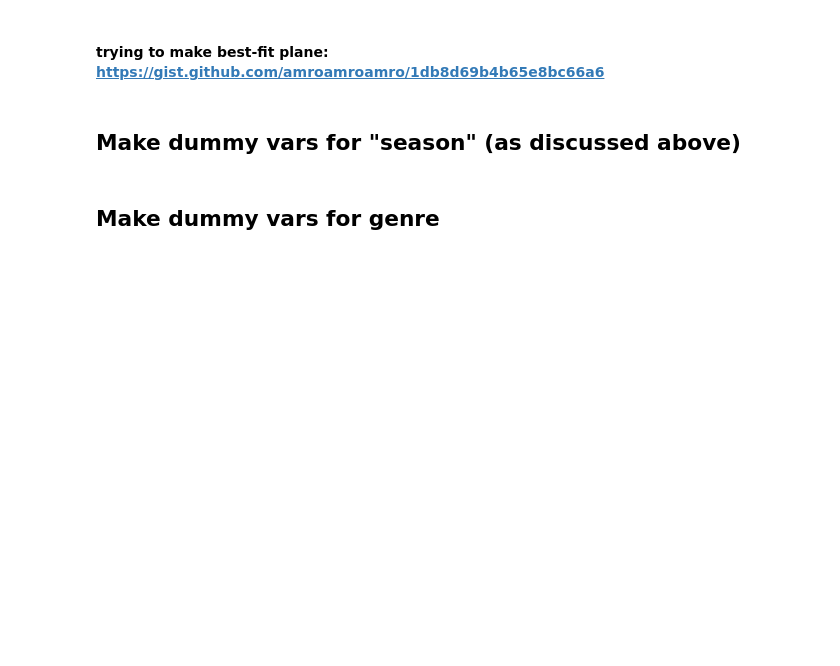
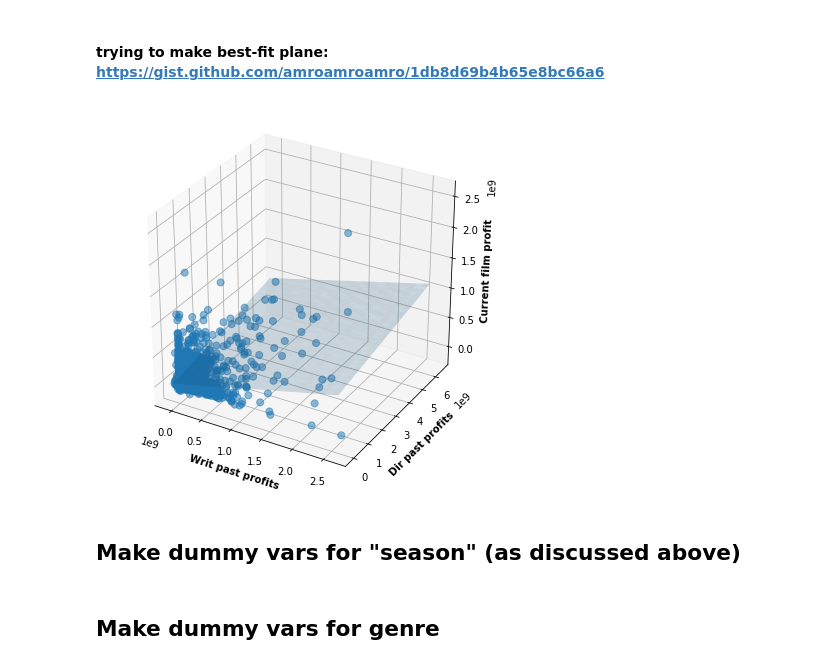
Before and after one commit to ryanlrappa/film-profit-prediction, a Jupyter notebook: jupyter_notebooks/5_EDA.ipynb, the cells around one changed output. Drawn from its saved outputs; the diff is of its cells as text; code cells hidden in the pictures; blank space fills up the shorter version.

```diff
--- a/jupyter_notebooks/5_EDA.ipynb
+++ b/jupyter_notebooks/5_EDA.ipynb
@@ -123,42 +151,53 @@ plt.show()
 data = np.column_stack((x,y,z))
 # %%
 # regular grid covering the domain of the data
-###THIS WAS TAKING FOREVER TO RUN -- TRY 10X-ing THE ARANGE INTERVALS
-X,Y = np.meshgrid(np.arange(-83372628, 2649903959, 10000000), np.arange(-79627709, 6490889213, 10000000))
+# MAKE SURE arange INTERVALS ARE NOT TOO SMALL, TAKES FOREVER TO RUN OTHERWISE
+X,Y = np.meshgrid(np.arange(-83372628, 2649903959, 100000000), np.arange(-79627709, 6490889213, 100000000))
+
+# print("IM HERE")
+
 XX = X.flatten()
 YY = Y.flatten()
 
 order = 1    # 1: linear, 2: quadratic
 if order == 1:
     # best-fit linear plane
     A = np.c_[data[:,0], data[:,1], np.ones(data.shape[0])]
     C,_,_,_ = scipy.linalg.lstsq(A, data[:,2])    # coefficients
 
     # evaluate it on grid
     Z = C[0]*X + C[1]*Y + C[2]
 
     # or expressed using matrix/vector product
     #Z = np.dot(np.c_[XX, YY, np.ones(XX.shape)], C).reshape(X.shape)
 
 elif order == 2:
     # best-fit quadratic curve
     A = np.c_[np.ones(data.shape[0]), data[:,:2], np.prod(data[:,:2], axis=1), data[:,:2]**2]
     C,_,_,_ = scipy.linalg.lstsq(A, data[:,2])
 
     # evaluate it on a grid
     Z = np.dot(np.c_[np.ones(XX.shape), XX, YY, XX*YY, XX**2, YY**2], C).reshape(X.shape)
 
 # plot points and fitted surface
-fig = plt.figure()
-ax = fig.gca(projection='3d')
+# fig = plt.figure()
+# ax = fig.gca(projection='3d')
+
+fig = plt.figure(figsize=(7,7))
+ax = fig.add_subplot(111, projection='3d')
+
+# print("IM HERE 2")
 ax.plot_surface(X, Y, Z, rstride=1, cstride=1, alpha=0.2)
-ax.scatter(data[:,0], data[:,1], data[:,2], c='r', s=50)
-plt.xlabel('X')
-plt.ylabel('Y')
-ax.set_zlabel('Z')
+# print("IM HERE 3")
+ax.scatter(data[:,0], data[:,1], data[:,2], s=50, alpha=0.5)#, c='r')
+ax.set_xlabel('Writ past profits', fontweight='bold')
+ax.set_ylabel('Dir past profits', fontweight='bold')
+ax.set_zlabel('Current film profit', fontweight='bold')
 ax.axis('equal')
 ax.axis('tight')
 plt.show()
+# %% [output]
+[figure, added]
 # %% [markdown]
 ## Make dummy vars for "season" (as discussed above)
 # %% [markdown]
```
Also changed, not shown: parts of 6 cells of this notebook.
